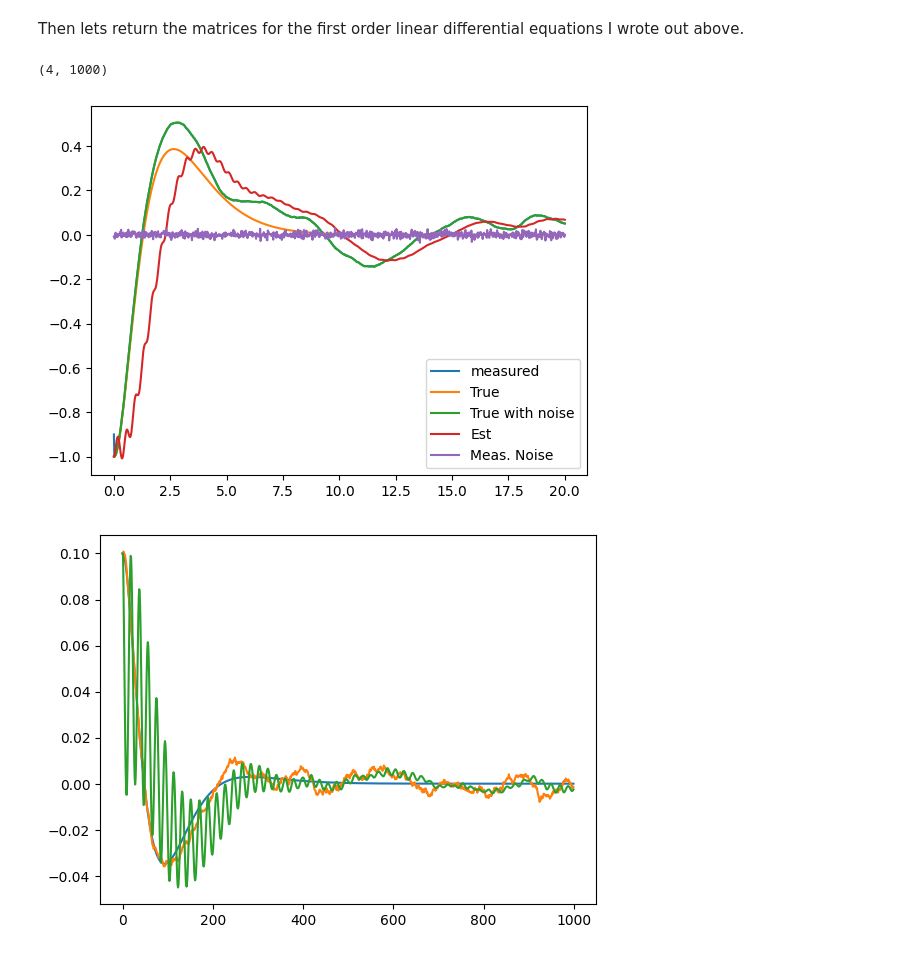
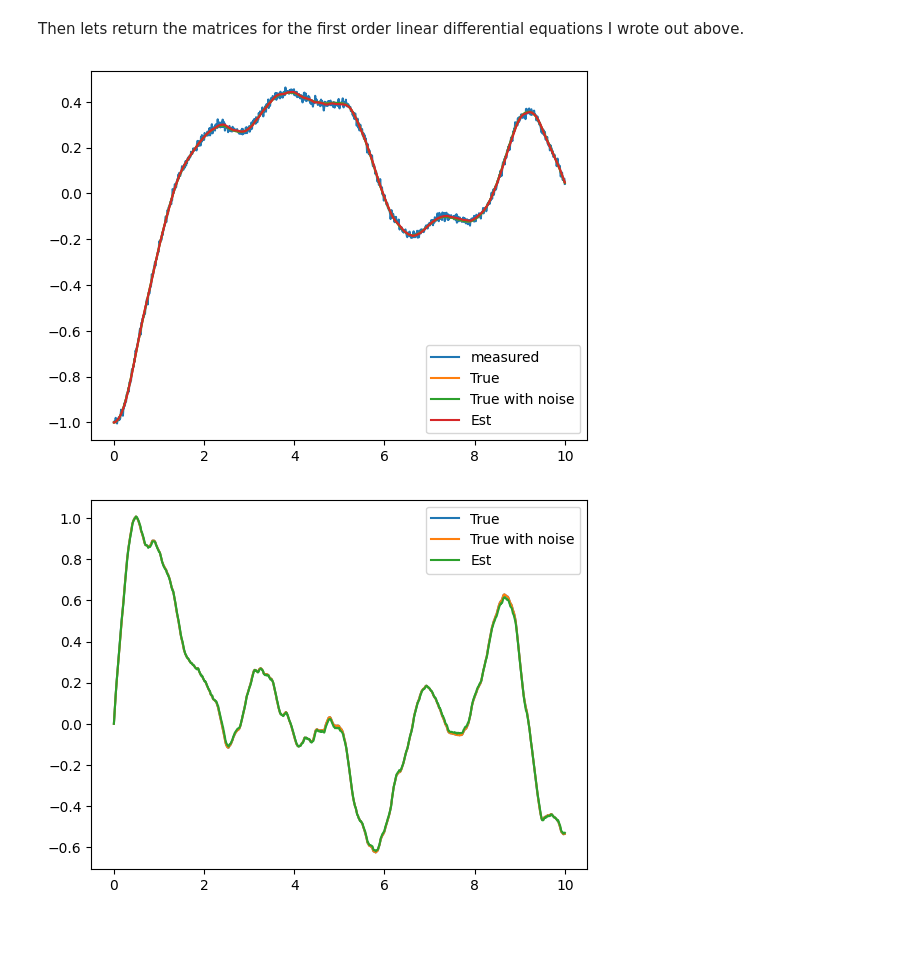
Before and after one commit to paxtonsc/inverted-pendulum-project, a Jupyter notebook: inverted_pendulm.ipynb, the cells around one changed output. Saved outputs shown, nothing was run; the diff lists cells and outputs as text; code cells hidden in the pictures.

```diff
--- a/inverted_pendulm.ipynb
+++ b/inverted_pendulm.ipynb
@@ -679,7 +697,7 @@ def get_noise(Vd, Vn):
     omega[0:4] = omega_d
     omega[4] = omega_n
 
-    return omega.reshape(5,1)
+    return omega.reshape(5,1) * 0.1
 # %%
 def dxhatdt(_, x_hat, u, y):
     """
@@ -690,7 +708,7 @@ def dxhatdt(_, x_hat, u, y):
 
 
     Return
-    dxhatdt (numpy.ndarray): estimate of dx/dt (4,1).
+    dxhatdt (numpy.ndarray): estimate of dx/dt (4).
 
     """
 
@@ -721,49 +739,51 @@ def run_cart_sim():
     for i in np.arange(len(t)-1):
         omega = get_noise(Vd*0.1, Vn*0.1)
 
-        u_true = -Kr @ X_true[:, i]
         u_est = -Kr @ X_est[:, i]
-        u_true_with_noise = -Kr @ X_true_with_noise[:, i]
 
         dxdt_est = dxhatdt(t[i], X_est[:, i], u_est, y[i])
-        dxdt_true = dxdt_linear_wrapper(t[i], X_true[:, i], u_true, np.zeros(4))
-        dxdt_with_noise = dxdt_linear_wrapper(t[i], X_true_with_noise[:, i], u_true_with_noise, omega[0:4])
+        dxdt_true = dxdt_linear_wrapper(t[i], X_true[:, i], u_est, np.zeros(4))
+        dxdt_with_noise = dxdt_linear_wrapper(t[i], X_true_with_noise[:, i], u_est, omega[0:4])
 
         X_est[:, i+1] = X_est[:, i] + dxdt_est * dt
         X_true[:, i+1] = X_true[:, i] + dxdt_true * dt
         X_true_with_noise[:, i+1] = X_true_with_noise[:, i] + dxdt_with_noise * dt
 
-        y[i+1] = X_true_with_noise[0, i+1] + omega[4]
+        y[i+1] = C @ X_true_with_noise[:, i+1] + omega[4]
         u[i] = u_est
         omegas[i] = omega.reshape(5)
 
 
     return X_true , X_true_with_noise, X_est, y, u, omegas
 # %%
-t = np.linspace(0, 20, 1000)
+t = np.linspace(0, 10, 1000)
 
 X_true, X_true_with_noise, X_est, y, u, omegas = run_cart_sim()
-
-y.shape
-X_true.shape
-# %% [output]
-(4, 1000)
 # %%
 plt.plot(t, y, label="measured")
 plt.plot(t, X_true[0,:], label="True")
 plt.plot(t, X_true_with_noise[0,:], label="True with noise")
 plt.plot(t, X_est[0,:], label="Est")
-plt.plot(t, omegas[:,4], label="Meas. Noise")
+plt.legend()
+plt.show()
+
+plt.plot(t, X_true[1,:], label="True")
+plt.plot(t, X_true_with_noise[1,:], label="True with noise")
+plt.plot(t, X_est[1,:], label="Est")
 plt.legend()
 plt.show()
 
 plt.plot(np.arange(X_true.shape[1]), X_true[2,:], label="True")
 plt.plot(np.arange(X_true.shape[1]), X_true_with_noise[2,:], label="True with noise")
 plt.plot(np.arange(X_true.shape[1]), X_est[2,:], label="Est")
+plt.legend()
 plt.show()
 
-plt.plot(t, y)
+plt.plot(np.arange(X_true.shape[1]), X_true[3,:], label="True")
+plt.plot(np.arange(X_true.shape[1]), X_true_with_noise[3,:], label="True with noise")
+plt.plot(np.arange(X_true.shape[1]), X_est[3,:], label="Est")
+plt.legend()
 plt.show()
 # %% [output]
-[figure, old version]
+[figure, new version]
-[figure, old version]
+[figure, new version]
```
Also changed, not shown: parts of 4 cells of this notebook.
